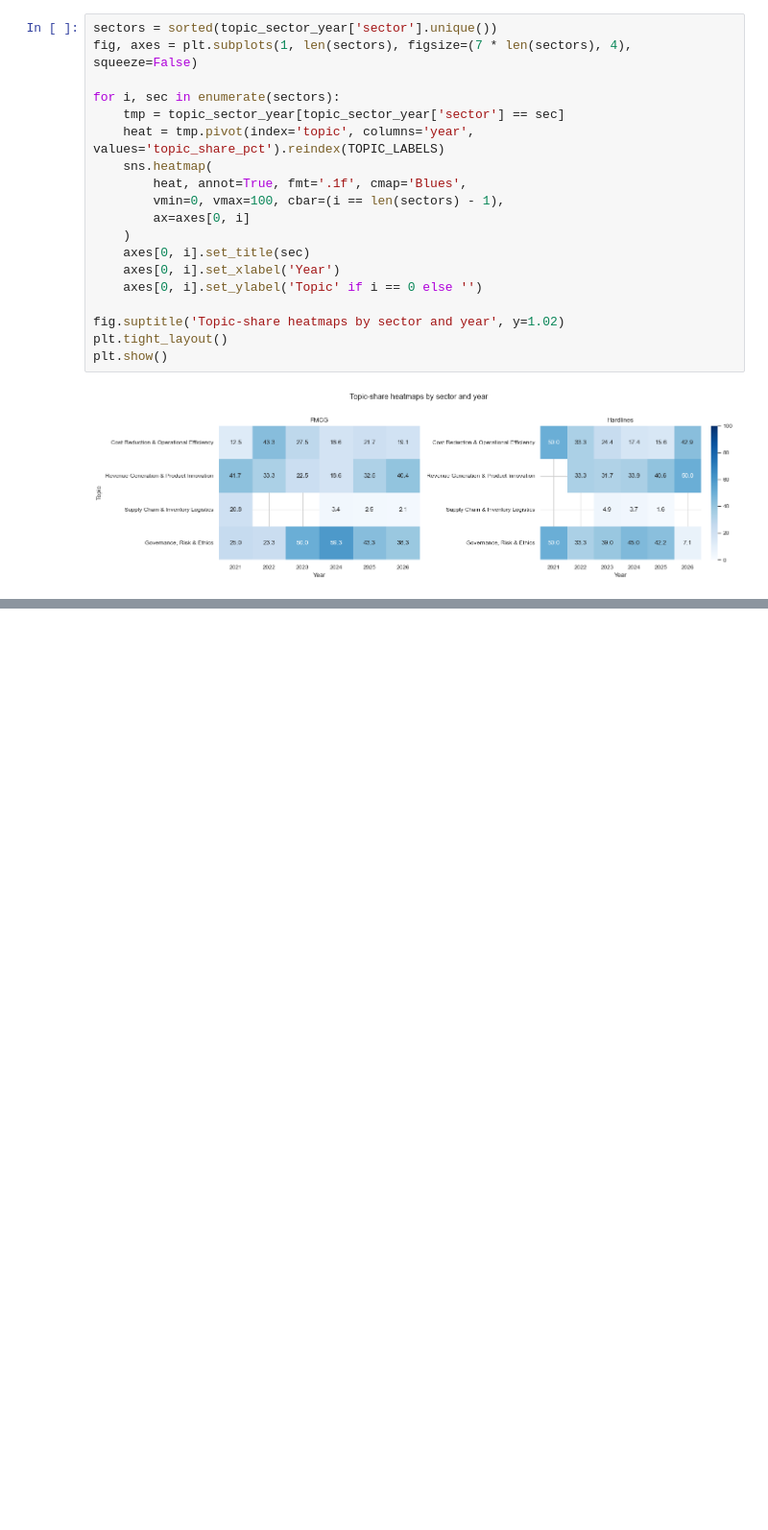
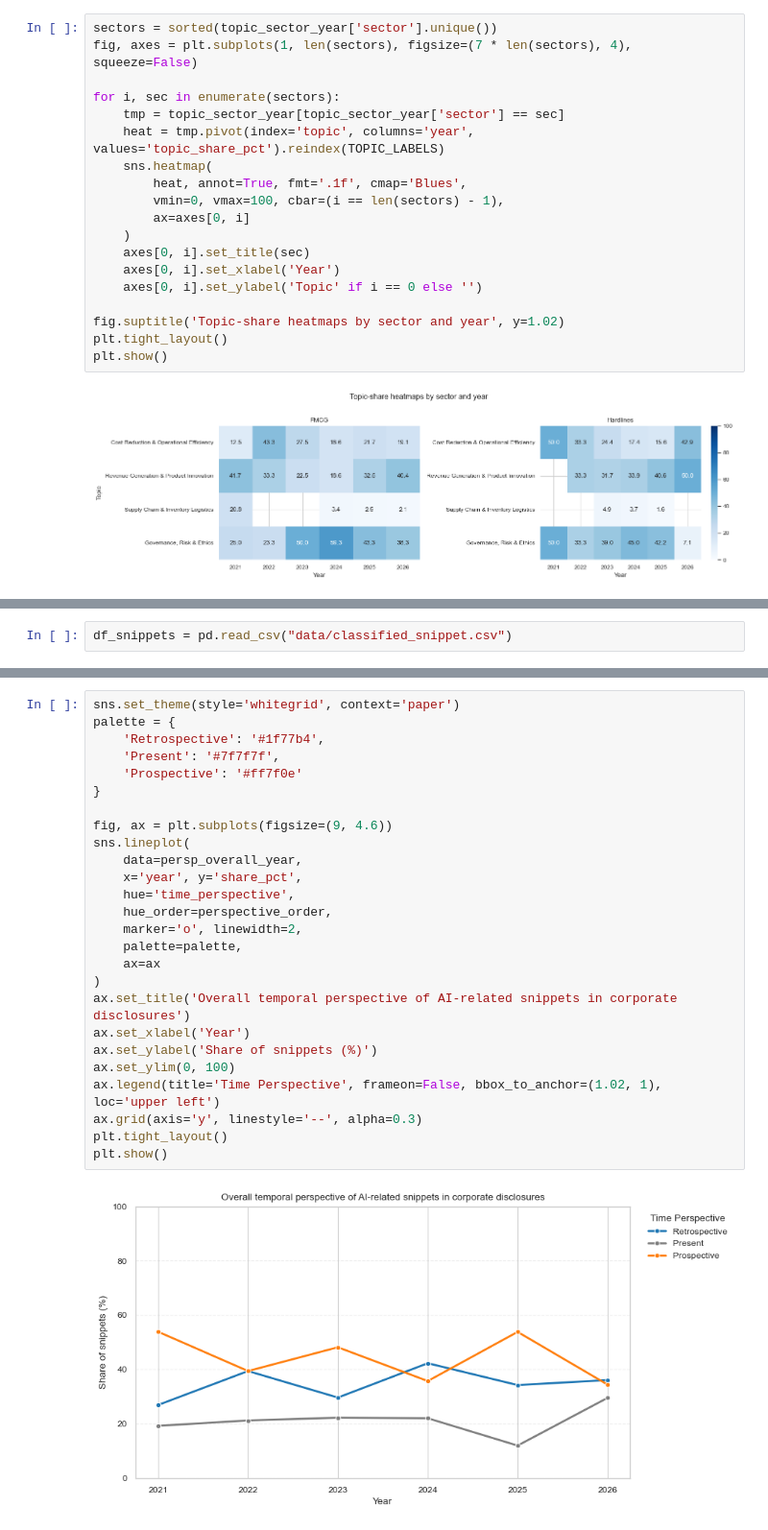
Before and after one commit to przemyslawniedziela98/ai-strategic-narrative-analysis, a Jupyter notebook: ai_zero_shot_topic_classification.ipynb, the cells around one changed output, grey strips where cells are left out. Shown at 96% size. Cells and saved outputs as stored; diff of their text form; blank space fills up the shorter version.

Commit message:
time-perspective

```diff
--- a/ai_zero_shot_topic_classification.ipynb
+++ b/ai_zero_shot_topic_classification.ipynb
@@ -332,0 +386,2 @@ plt.show()
+# %%
+df_snippets = pd.read_csv("data/classified_snippet.csv")
@@ -332,0 +427,28 @@ plt.show()
+# %%
+sns.set_theme(style='whitegrid', context='paper')
+palette = {
+    'Retrospective': '#1f77b4',
+    'Present': '#7f7f7f',
+    'Prospective': '#ff7f0e'
+}
+
+fig, ax = plt.subplots(figsize=(9, 4.6))
+sns.lineplot(
+    data=persp_overall_year,
+    x='year', y='share_pct',
+    hue='time_perspective',
+    hue_order=perspective_order,
+    marker='o', linewidth=2,
+    palette=palette,
+    ax=ax
+)
+ax.set_title('Overall temporal perspective of AI-related snippets in corporate disclosures')
+ax.set_xlabel('Year')
+ax.set_ylabel('Share of snippets (%)')
+ax.set_ylim(0, 100)
+ax.legend(title='Time Perspective', frameon=False, bbox_to_anchor=(1.02, 1), loc='upper left')
+ax.grid(axis='y', linestyle='--', alpha=0.3)
+plt.tight_layout()
+plt.show()
+# %% [output]
+[figure, added]
```
Also changed, not shown: parts of 5 cells of this notebook.
